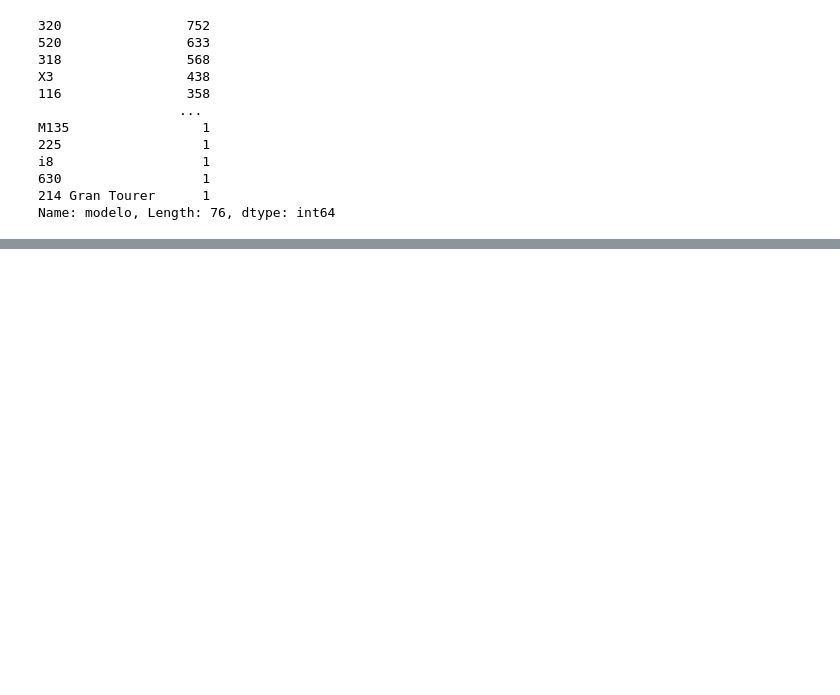
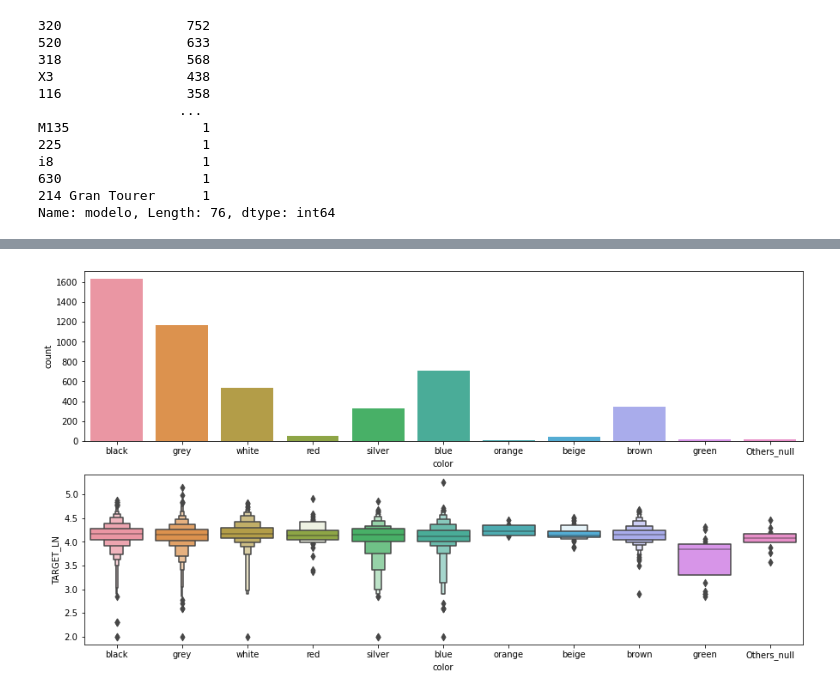
Before and after one commit to jgrau90/BMW_Regression, a Jupyter notebook: bmw_regression.ipynb, the cells around one changed output, grey strips where cells are left out. Saved outputs shown, nothing was run; the diff lists cells and outputs as text; code cells hidden in the pictures; blank space fills up the shorter version.

```diff
--- a/bmw_regression.ipynb
+++ b/bmw_regression.ipynb
@@ -146,0 +166,2 @@ Name: modelo, Length: 76, dtype: int64
+# %%
+df['modelo'].fillna('Others_null', inplace=True) #asignamos Others null a los nulos para diferenciarlos de las agrupaciones de las etiquetas con menos observaciones (Others)
@@ -146,0 +187,2 @@ Name: modelo, Length: 76, dtype: int64
+# %%
+df['modelo'] = set_Bot_Others(df, 'modelo', 11)
@@ -146,0 +209,2 @@ Name: modelo, Length: 76, dtype: int64
+# %%
+df['tipo_gasolina'] = set_Bot_Others(df, 'tipo_gasolina', 2)
@@ -150,0 +228,6 @@ IndexingError: Unalignable boolean Series provided as indexer (index of the bool
+# %%
+df['color'].fillna('Others_null', inplace = True)
+# %%
+plot_cat_values(df, 'color', TARGET_LN)
+# %% [output]
+[figure, added]
```
Also changed, not shown: parts of 86 cells of this notebook, 1 other file.
